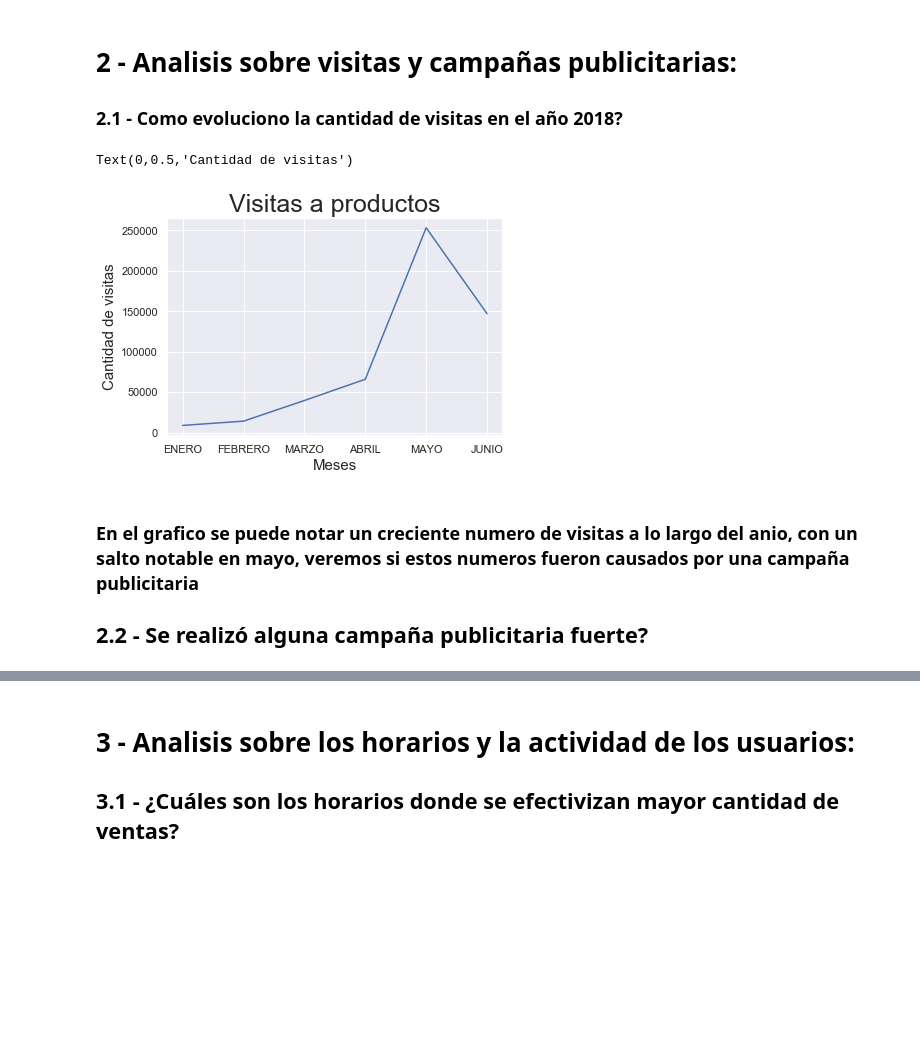
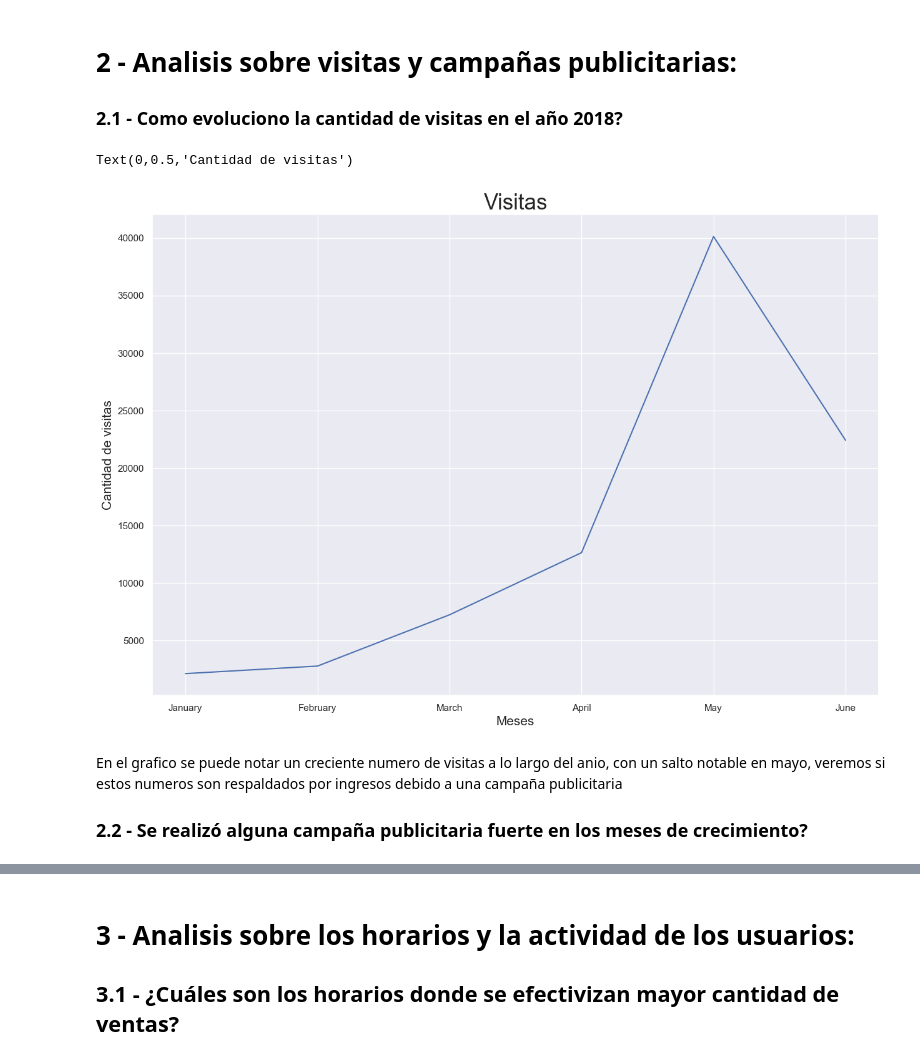
Before and after one commit to asilvestri2020/7506_2C2018, a Jupyter notebook: TP1/Informe_TP1.ipynb, the cells around one changed output, grey strips where cells are left out. Drawn from its saved outputs; the diff is of its cells as text; code cells hidden in the pictures; blank space fills up the shorter version.

```diff
--- a/TP1/Informe_TP1.ipynb
+++ b/TP1/Informe_TP1.ipynb
@@ -133,39 +133,29 @@ COMPLETAR
 
 ### 2.1 - Como evoluciono la cantidad de visitas en el año 2018?
 # %%
-# primero obtengo aquellos registros que me indican una visita a un producto
-visitaProducto = eventos.loc[eventos['event'] == 'viewed product']
+# primero obtengo aquellos registros que me indican una visita a cualquier url del sitio
+visitasSitio = eventos.loc[eventos['event'] == 'visited site']
 
-# Miro la evolucion en la cantidad de visitas a productos en el año 2018, considerando que solo hay informacion de 2018
-visitas_a_productos = visitaProducto.groupby(visitaProducto['timestamp'].dt.strftime('%B'))['event'].count()
+# Miro la evolucion en la cantidad de visitas  en el año 2018, considerando que solo hay informacion de 2018
+visitas_por_mes = visitasSitio.groupby(visitasSitio['timestamp'].dt.strftime('%B'))['event'].count()
 
 visitas = pd.DataFrame()
-visitas['Visitas a pruductos'] = visitas_a_productos
+visitas['VisitasSitio'] = visitas_por_mes
 visitas = visitas.reset_index()
 visitas['timestamp'] = pd.Series(pd.Categorical(visitas['timestamp'], categories=["January","February","March","April","May", "June"]))
-visitas['mes'] = ''
-
-visitas.loc[visitas.timestamp.str.contains('January', na=False), 'mes'] = 'ENERO'
-visitas.loc[visitas.timestamp.str.contains('February', na=False), 'mes'] = 'FEBRERO'
-visitas.loc[visitas.timestamp.str.contains('March', na=False), 'mes'] = 'MARZO'
-visitas.loc[visitas.timestamp.str.contains('April', na=False), 'mes'] = 'ABRIL'
-visitas.loc[visitas.timestamp.str.contains('May', na=False), 'mes'] = 'MAYO'
-visitas.loc[visitas.timestamp.str.contains('June', na=False), 'mes'] = 'JUNIO'
-
-visitas['timestamp'] = pd.Series(pd.Categorical(visitas['mes'], categories=["ENERO","FEBRERO","MARZO","ABRIL","MAYO", "JUNIO"]))
 # %%
 sns.set(style="darkgrid")
+g = sns.lineplot(x=visitas['timestamp'], y=visitas['VisitasSitio'])
 
-g = sns.lineplot(x="timestamp",y="Visitas a pruductos",data=visitas)
-g.set_title("Visitas a productos", fontsize=25)
+g.set_title("Visitas", fontsize=25)
 g.set_xlabel("Meses", fontsize=15)
 g.set_ylabel("Cantidad de visitas", fontsize=15)
 # %% [output]
 Text(0,0.5,'Cantidad de visitas')
-[figure, old version]
+[figure, new version]
 # %% [markdown]
-### En el grafico se puede notar un creciente numero de visitas a lo largo del anio, con un salto notable en mayo, veremos si estos numeros fueron causados por una campaña publicitaria
+ En el grafico se puede notar un creciente numero de visitas a lo largo del anio, con un salto notable en mayo, veremos si estos numeros son respaldados por ingresos debido a una campaña publicitaria
 
-## 2.2 - Se realizó alguna campaña publicitaria fuerte?
+### 2.2 - Se realizó alguna campaña publicitaria fuerte en los meses de crecimiento?
 # %%
 # primero obtengo aquellos registros que me indican una visita por campaña
```
Also changed, not shown: parts of 14 cells of this notebook.
